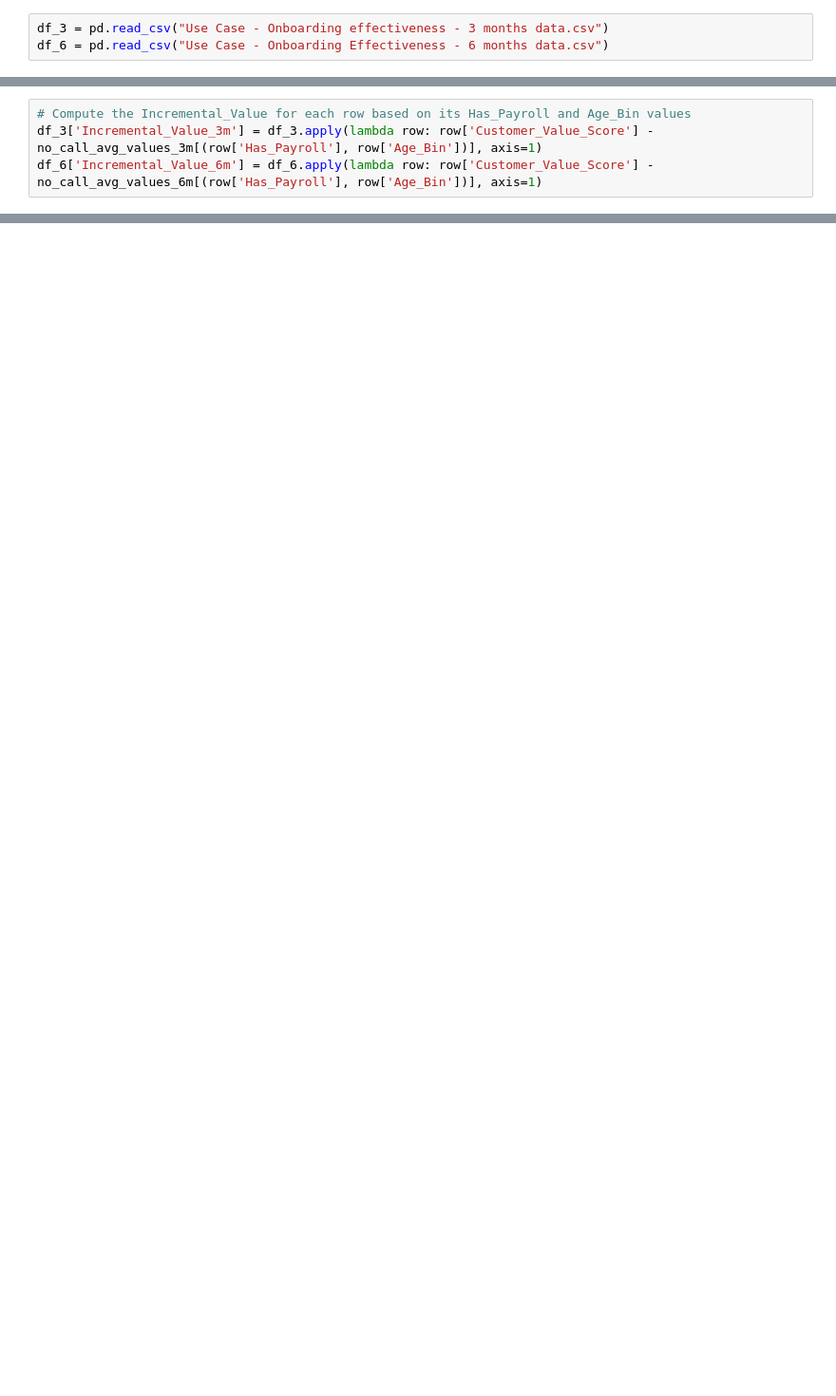
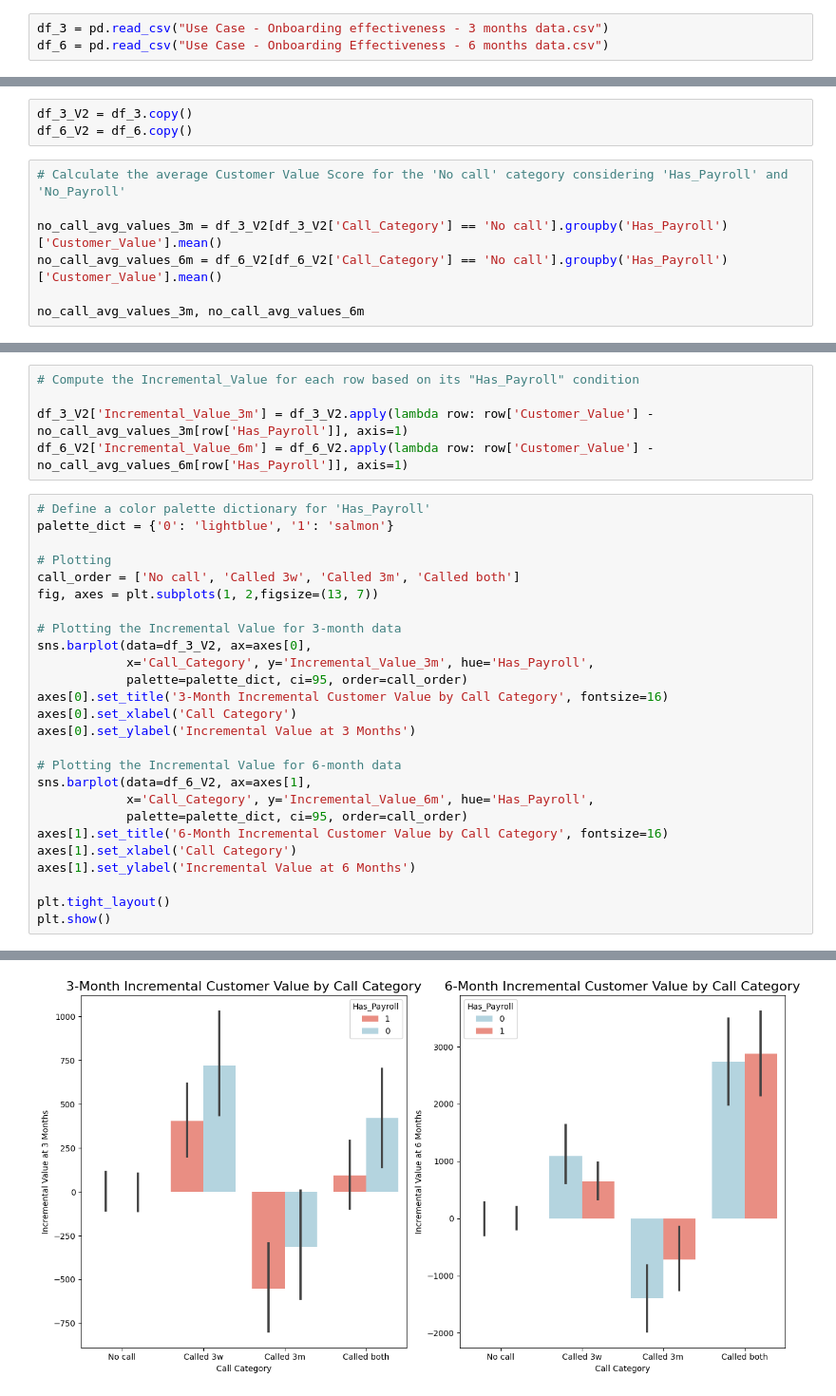
Before and after one commit to Au-Jonathan/CMPT889_A1, a Jupyter notebook: CMPT_889_Assignment_1.ipynb, the cells around one changed output, grey strips where cells are left out. Shown at 95% size. Drawn from its saved outputs; the diff is of its cells as text; blank space fills up the shorter version.

Commit message:
analyzed payroll and age

```diff
--- a/CMPT_889_Assignment_1.ipynb
+++ b/CMPT_889_Assignment_1.ipynb
@@ -235,4 +10,0 @@ no_call_avg_values_3m, no_call_avg_values_6m
-# %%
-# Compute the Incremental_Value for each row based on its Has_Payroll and Age_Bin values
-df_3['Incremental_Value_3m'] = df_3.apply(lambda row: row['Customer_Value_Score'] - no_call_avg_values_3m[(row['Has_Payroll'], row['Age_Bin'])], axis=1)
-df_6['Incremental_Value_6m'] = df_6.apply(lambda row: row['Customer_Value_Score'] - no_call_avg_values_6m[(row['Has_Payroll'], row['Age_Bin'])], axis=1)
@@ -294,0 +254,10 @@ The `ci` parameter is deprecated. Use `errorbar=None` for the same effect.
+# %%
+df_3_V2 = df_3.copy()
+df_6_V2 = df_6.copy()
+# %%
+# Calculate the average Customer Value Score for the 'No call' category considering 'Has_Payroll' and 'No_Payroll'
+
+no_call_avg_values_3m = df_3_V2[df_3_V2['Call_Category'] == 'No call'].groupby('Has_Payroll')['Customer_Value'].mean()
+no_call_avg_values_6m = df_6_V2[df_6_V2['Call_Category'] == 'No call'].groupby('Has_Payroll')['Customer_Value'].mean()
+
+no_call_avg_values_3m, no_call_avg_values_6m
@@ -294,0 +273,32 @@ The `ci` parameter is deprecated. Use `errorbar=None` for the same effect.
+# %%
+# Compute the Incremental_Value for each row based on its "Has_Payroll" condition
+
+df_3_V2['Incremental_Value_3m'] = df_3_V2.apply(lambda row: row['Customer_Value'] - no_call_avg_values_3m[row['Has_Payroll']], axis=1)
+df_6_V2['Incremental_Value_6m'] = df_6_V2.apply(lambda row: row['Customer_Value'] - no_call_avg_values_6m[row['Has_Payroll']], axis=1)
+# %%
+# Define a color palette dictionary for 'Has_Payroll'
+palette_dict = {'0': 'lightblue', '1': 'salmon'}
+
+# Plotting
+call_order = ['No call', 'Called 3w', 'Called 3m', 'Called both']
+fig, axes = plt.subplots(1, 2,figsize=(13, 7))
+
+# Plotting the Incremental Value for 3-month data
+sns.barplot(data=df_3_V2, ax=axes[0],
+            x='Call_Category', y='Incremental_Value_3m', hue='Has_Payroll',
+            palette=palette_dict, ci=95, order=call_order)
+axes[0].set_title('3-Month Incremental Customer Value by Call Category', fontsize=16)
+axes[0].set_xlabel('Call Category')
+axes[0].set_ylabel('Incremental Value at 3 Months')
+
+# Plotting the Incremental Value for 6-month data
+sns.barplot(data=df_6_V2, ax=axes[1],
+            x='Call_Category', y='Incremental_Value_6m', hue='Has_Payroll',
+            palette=palette_dict, ci=95, order=call_order)
+axes[1].set_title('6-Month Incremental Customer Value by Call Category', fontsize=16)
+axes[1].set_xlabel('Call Category')
+axes[1].set_ylabel('Incremental Value at 6 Months')
+
+plt.tight_layout()
+plt.show()
+# %% [output]
@@ -294,0 +312 @@ The `ci` parameter is deprecated. Use `errorbar=None` for the same effect.
+[figure, added]
```
Also changed, not shown: parts of 54 cells of this notebook, 1 other file.
